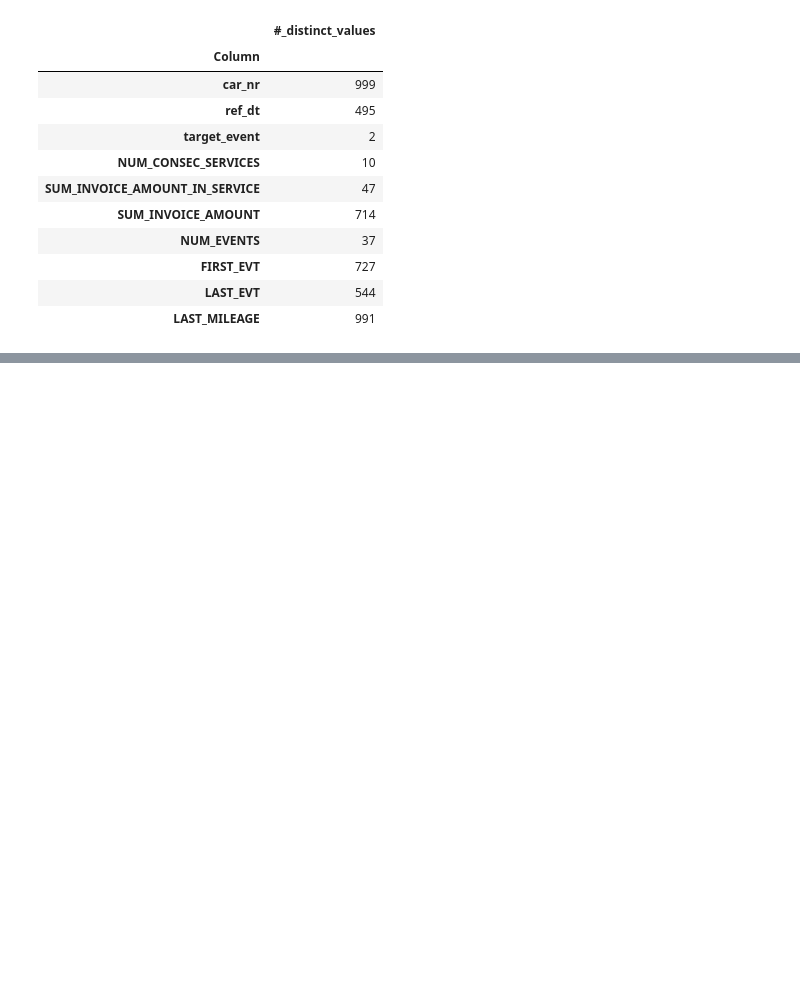
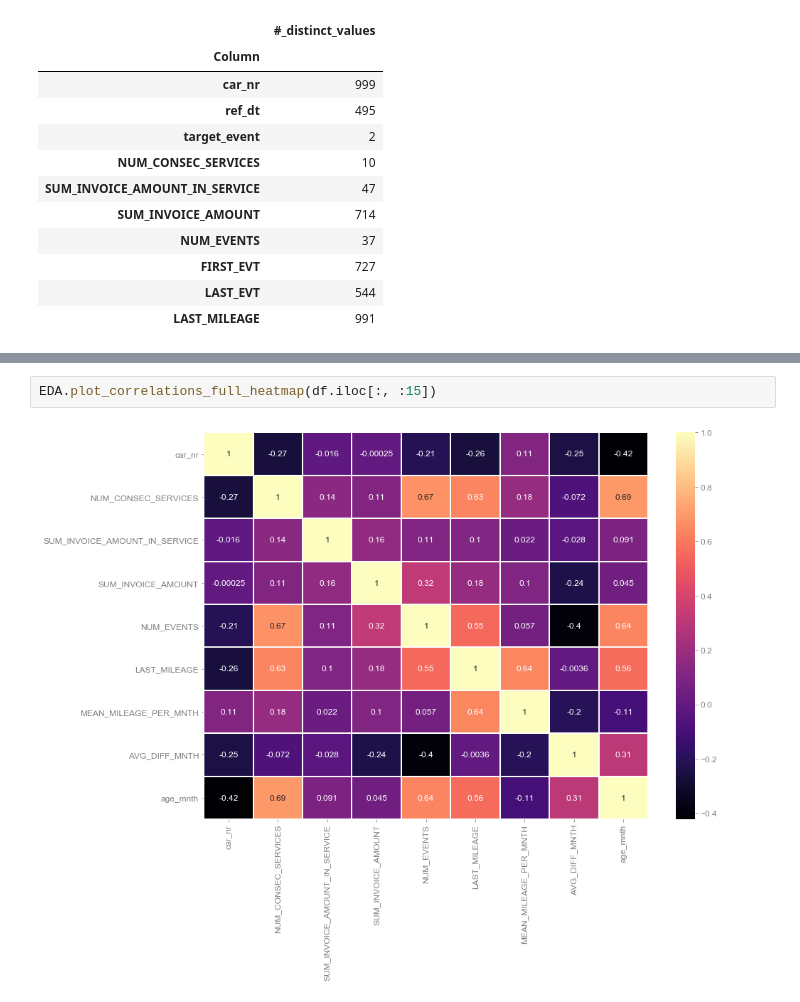
Before and after one commit to rbuerki/codebook, a Jupyter notebook: dev/dev_EDA.ipynb, the cells around one changed output, grey strips where cells are left out. Drawn from its saved outputs; the diff is of its cells as text; blank space fills up the shorter version.

```diff
--- a/dev/dev_EDA.ipynb
+++ b/dev/dev_EDA.ipynb
@@ -111,0 +127,4 @@ TypeError: plot_num_hist() got an unexpected keyword argument 'bins'
+# %%
+EDA.plot_correlations_full_heatmap(df.iloc[:, :15])
+# %% [output]
+[figure, added]
```
Also changed, not shown: parts of 7 cells of this notebook, 1 other file.
